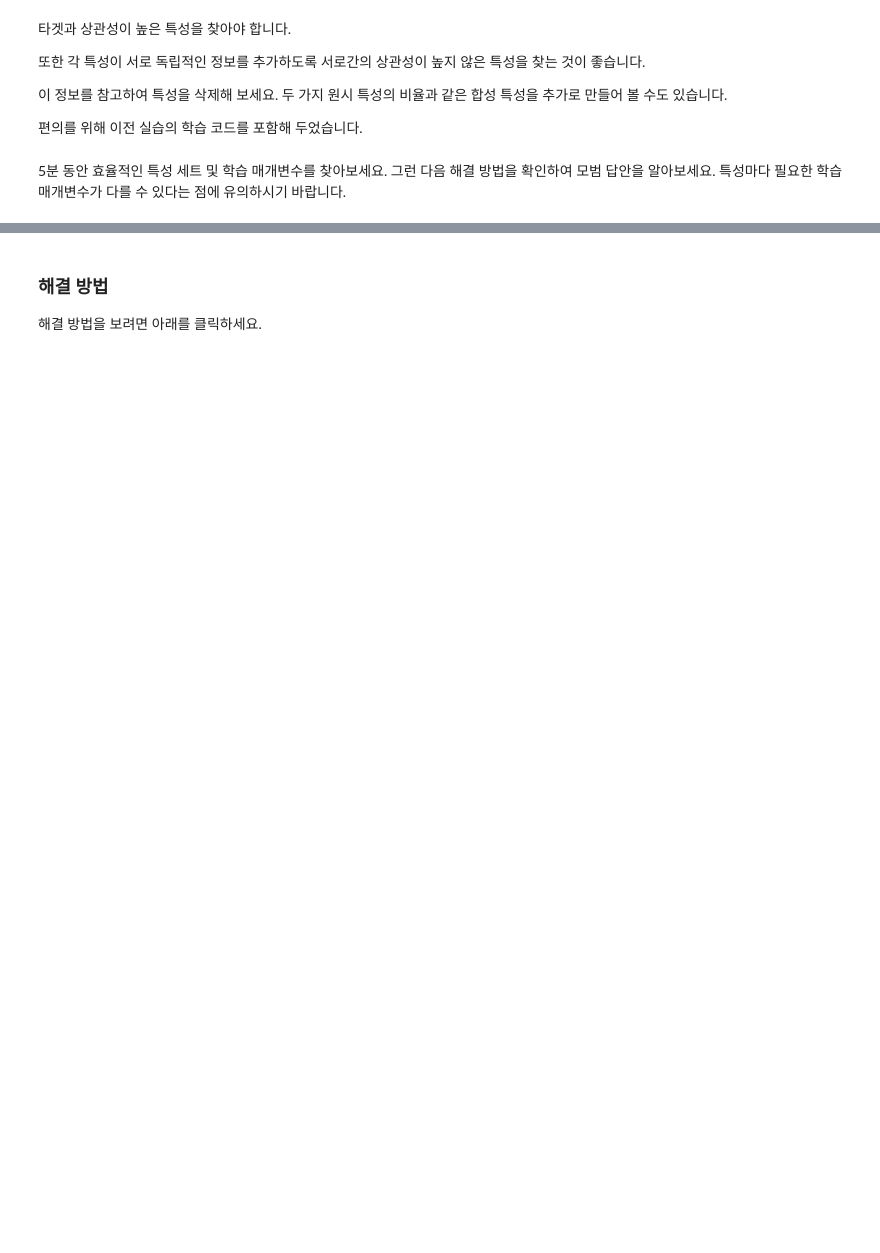
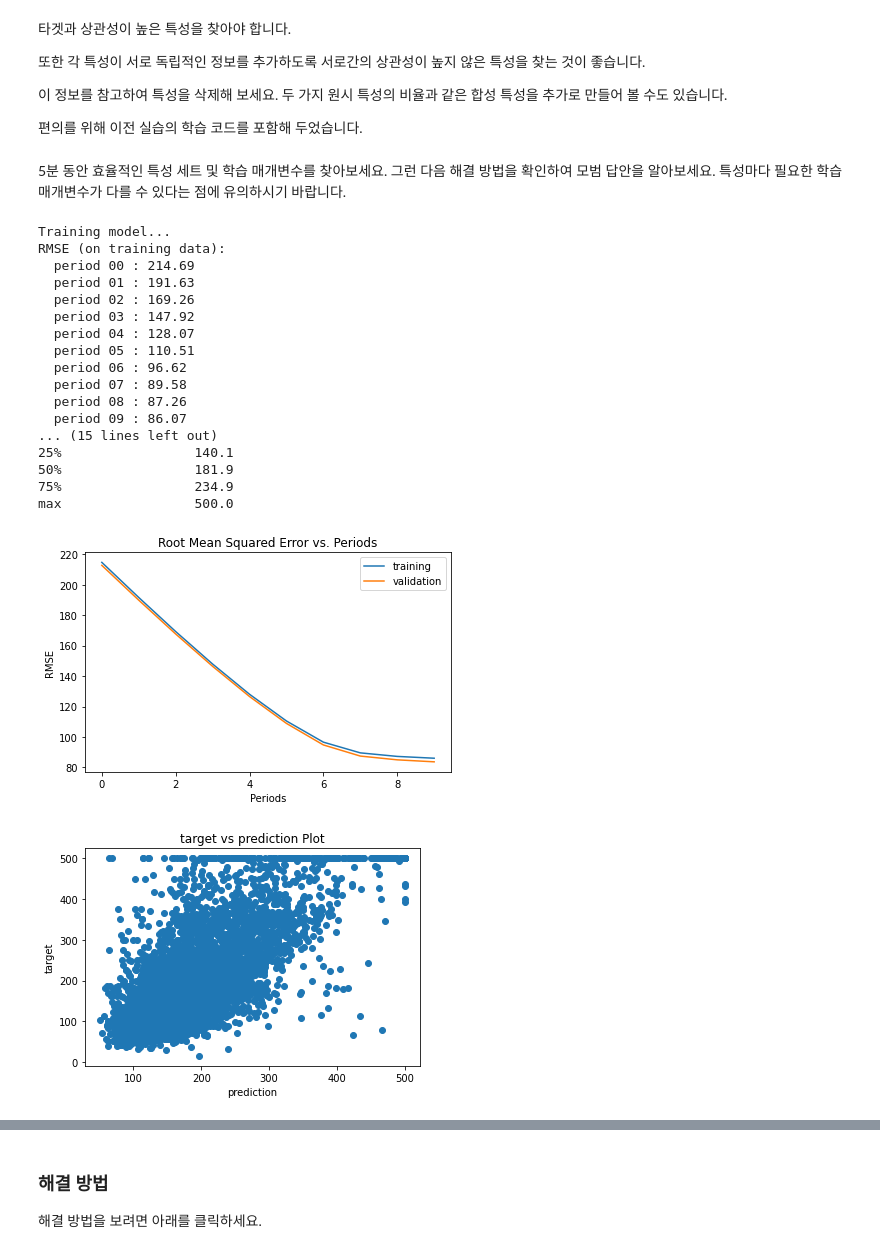
Before and after one commit to MinG822/Google-ML-Guide, a Jupyter notebook: feature_sets.ipynb, the cells around one changed output, grey strips where cells are left out. Drawn from its saved outputs; the diff is of its cells as text; code cells hidden in the pictures; blank space fills up the shorter version.

```diff
--- a/feature_sets.ipynb
+++ b/feature_sets.ipynb
@@ -275,23 +373,43 @@ def train_model(
 # %%
 #
 # Your code here: add your features of choice as a list of quoted strings.
 #
-minimal_features = [
-]
+minimal_features = ['median_income', 'rooms_per_person']
 
 assert minimal_features, "You must select at least one feature!"
 
 minimal_training_examples = training_examples[minimal_features]
 minimal_validation_examples = validation_examples[minimal_features]
 
 #
 # Don't forget to adjust these parameters.
 #
-train_model(
-    learning_rate=0.001,
-    steps=500,
-    batch_size=5,
+linear_regressor = train_model(
+    learning_rate=0.03,
+    steps=350,
+    batch_size=10,
     training_examples=minimal_training_examples,
     training_targets=training_targets,
     validation_examples=minimal_validation_examples,
-    validation_targets=validation_targets)
+    validation_targets=validation_targets,
+    coordinates = validation_examples[['latitude', 'longitude']])
+# %% [output]
+Training model...
+RMSE (on training data):
+  period 00 : 214.69
+  period 01 : 191.63
+  period 02 : 169.26
+  period 03 : 147.92
+  period 04 : 128.07
+  period 05 : 110.51
+  period 06 : 96.62
+  period 07 : 89.58
+  period 08 : 87.26
+  period 09 : 86.07
+... (15 lines left out)
+25%                 140.1
+50%                 181.9
+75%                 234.9
+max                 500.0
+[figure, added]
+[figure, added]
```
Also changed, not shown: parts of 16 cells of this notebook.
